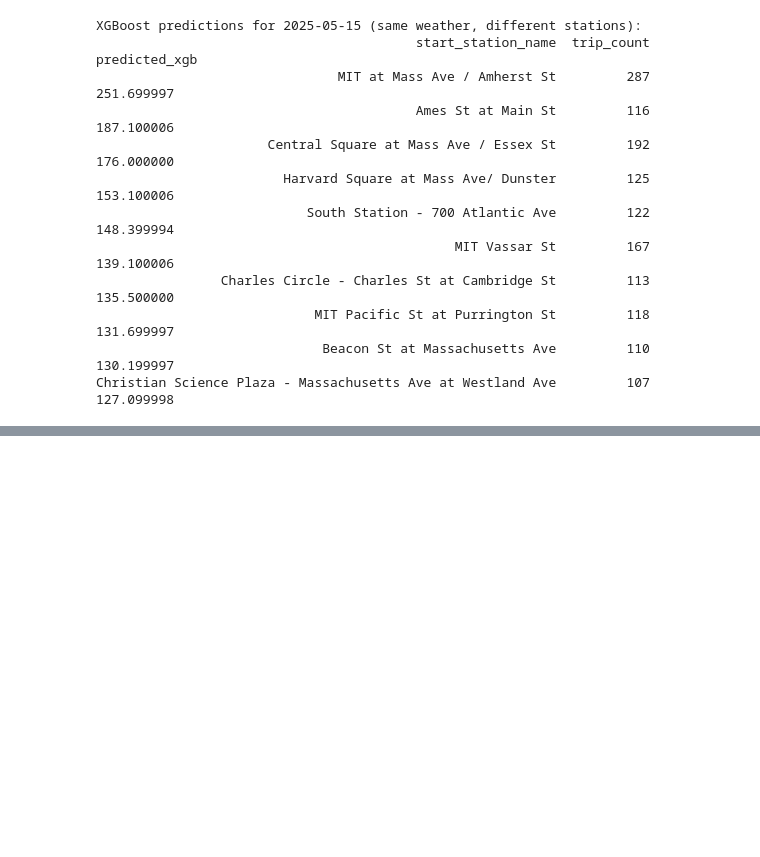
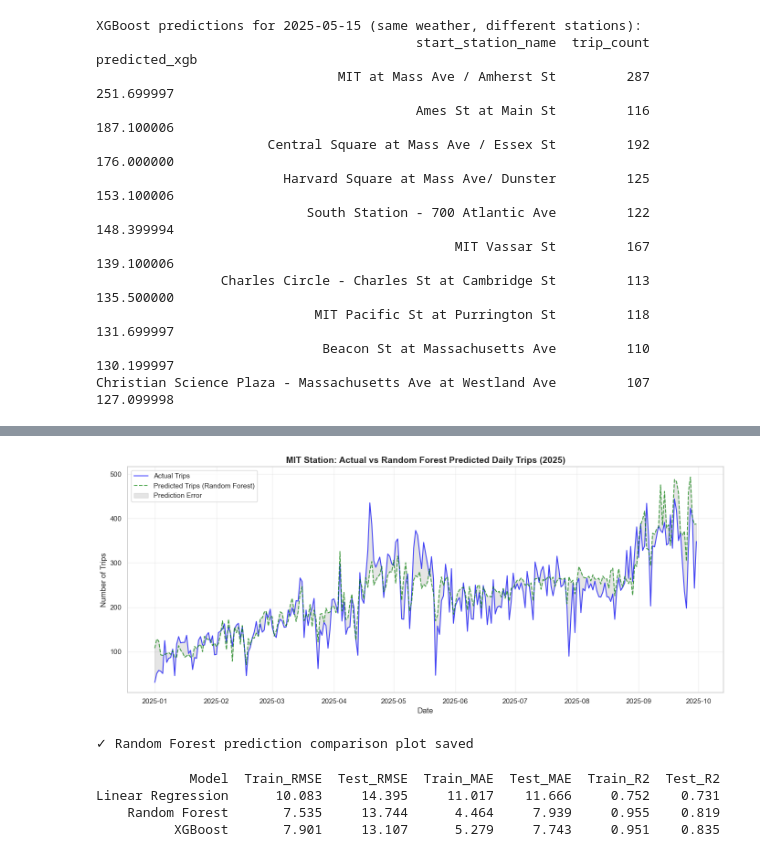
Before and after one commit to julianl05/506-final-project, a Jupyter notebook: notebooks/linear_modeling.ipynb, the cells around one changed output, grey strips where cells are left out. Drawn from its saved outputs; the diff is of its cells as text; code cells hidden in the pictures; blank space fills up the shorter version.

Commit message:
added scaling (not beneficial) and random forest

```diff
--- a/notebooks/linear_modeling.ipynb
+++ b/notebooks/linear_modeling.ipynb
@@ -865,0 +1030,26 @@ Overlap: 9 of 10 actual top stations appear in the XGBoost top-10 list.
+# %%
+print("\n\n📍 Random Forest Predictions for MIT Station (Top 10 Days in 2025):")
+mit_station_id = "M32006"  # MIT at Mass Ave / Amherst St
+mit_rf = rf_results[rf_results["station_id"] == mit_station_id].copy()
+mit_rf["predicted_rf"] = mit_rf["predicted_rf"].round(1)
+mit_rf["error_rf"] = mit_rf["error_rf"].round(1)
+print(mit_rf.nlargest(10, "trip_count")[["date", "trip_count", "predicted_rf", "error_rf", "temp_mean", "day_of_week"]].to_string(index=False))
+
+print("\n\n✅ Best Random Forest Predictions (Most Accurate):")
+best_rf = rf_results.nsmallest(5, "abs_error_rf")[["date", "station_id", "start_station_name", "trip_count", "predicted_rf", "error_rf"]].copy()
+best_rf["predicted_rf"] = best_rf["predicted_rf"].round(1)
+best_rf["error_rf"] = best_rf["error_rf"].round(1)
+print(best_rf.to_string(index=False))
+
+print("\n\n❌ Worst Random Forest Predictions (Largest Errors):")
+worst_rf = rf_results.nlargest(5, "abs_error_rf")[["date", "station_id", "start_station_name", "trip_count", "predicted_rf", "error_rf"]].copy()
+worst_rf["predicted_rf"] = worst_rf["predicted_rf"].round(1)
+worst_rf["error_rf"] = worst_rf["error_rf"].round(1)
+print(worst_rf.to_string(index=False))
+
+print("\n" + "=" * 80)
+print("Random Forest KEY OBSERVATIONS")
+print("=" * 80)
+print(f"• Median abs error: {rf_results['abs_error_rf'].median():.1f} trips")
+print("• Largest errors likely on unusual high-traffic days")
+print("=" * 80)
@@ -865,0 +1074,51 @@ Overlap: 9 of 10 actual top stations appear in the XGBoost top-10 list.
+# %%
+# Visualize predictions over time for MIT
+mit_rf_sorted = mit_rf.sort_values("date")
+
+plt.figure(figsize=(14, 6))
+plt.plot(mit_rf_sorted["date"], mit_rf_sorted["trip_count"], linewidth=1.5, alpha=0.7, color="blue", label="Actual Trips")
+plt.plot(mit_rf_sorted["date"], mit_rf_sorted["predicted_rf"], linewidth=1.5, alpha=0.7, color="green", linestyle="--", label="Predicted Trips (Random Forest)")
+plt.fill_between(mit_rf_sorted["date"], mit_rf_sorted["trip_count"], mit_rf_sorted["predicted_rf"], alpha=0.2, color="gray", label="Prediction Error")
+plt.title("MIT Station: Actual vs Random Forest Predicted Daily Trips (2025)", fontsize=14, fontweight="bold")
+plt.xlabel("Date")
+plt.ylabel("Number of Trips")
+plt.legend()
+plt.grid(True, alpha=0.3)
+plt.tight_layout()
+plt.savefig("../visualizations/predictions_vs_actual_rf.png", dpi=200, bbox_inches="tight")
+plt.show()
+
+print("✓ Random Forest prediction comparison plot saved")
+# %% [output]
+[figure, added]
+✓ Random Forest prediction comparison plot saved
+# %%
+comparison = pd.DataFrame([
+    {
+        "Model": "Linear Regression",
+        "Train_RMSE": train_rmse, "Test_RMSE": test_rmse,
+        "Train_MAE": train_mae, "Test_MAE": test_mae,
+        "Train_R2": train_r2, "Test_R2": test_r2,
+    },
+    {
+        "Model": "Random Forest",
+        "Train_RMSE": rf_train_rmse, "Test_RMSE": rf_test_rmse,
+        "Train_MAE": rf_train_mae, "Test_MAE": rf_test_mae,
+        "Train_R2": rf_train_r2, "Test_R2": rf_test_r2,
+    },
+    {
+        "Model": "XGBoost",
+        "Train_RMSE": xgb_train_rmse, "Test_RMSE": xgb_test_rmse,
+        "Train_MAE": xgb_train_mae, "Test_MAE": xgb_test_mae,
+        "Train_R2": xgb_train_r2, "Test_R2": xgb_test_r2,
+    },
+])
+
+cols = ["Train_RMSE", "Test_RMSE", "Train_MAE", "Test_MAE", "Train_R2", "Test_R2"]
+comparison[cols] = comparison[cols].round(3)
+print(comparison.to_string(index=False))
+# %% [output]
+            Model  Train_RMSE  Test_RMSE  Train_MAE  Test_MAE  Train_R2  Test_R2
+Linear Regression      10.083     14.395     11.017    11.666     0.752    0.731
+    Random Forest       7.535     13.744      4.464     7.939     0.955    0.819
+          XGBoost       7.901     13.107      5.279     7.743     0.951    0.835
```
Also changed, not shown: parts of 6 cells of this notebook, 2 other files.
